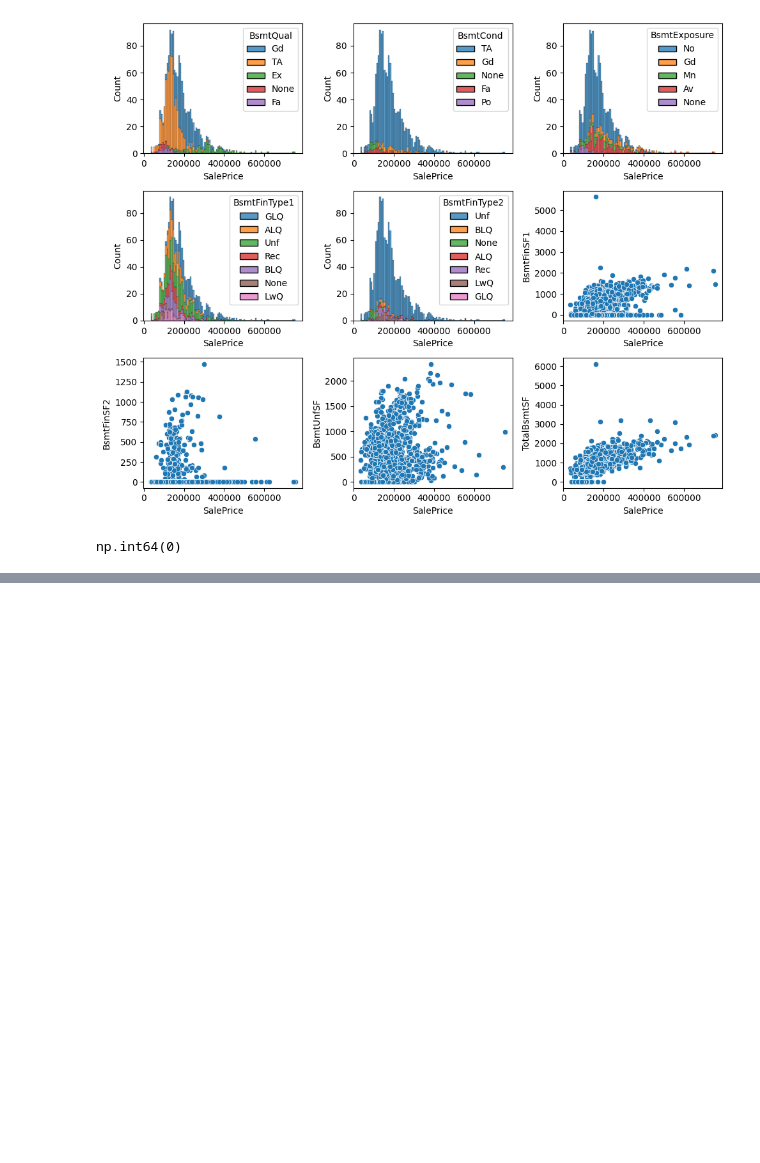
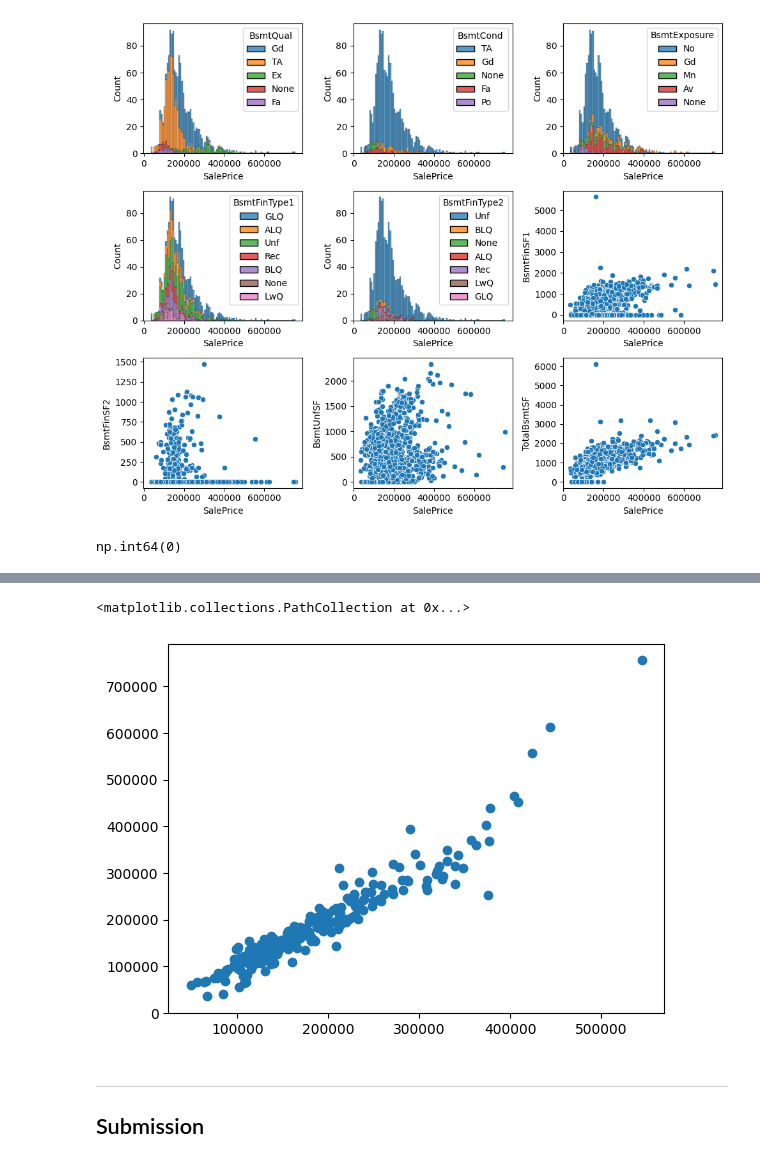
Before and after one commit to ol-webb/kaggle_house_prices, a Jupyter notebook: nb1.ipynb, the cells around one changed output, grey strips where cells are left out. Saved outputs shown, nothing was run; the diff lists cells and outputs as text; code cells hidden in the pictures; blank space fills up the shorter version.

```diff
--- a/nb1.ipynb
+++ b/nb1.ipynb
@@ -359,0 +422,8 @@ np.int64(0)
+# %%
+model_cat = CatBoostRegressor(
+    iterations=500,
+    learning_rate=0.1,
+    depth=6,
+    loss_function='RMSE',
+    verbose=100,
+)
@@ -359,0 +434,2 @@ np.int64(0)
+# %%
+model_cat.fit(x_train, y_train)
@@ -359,0 +444,10 @@ np.int64(0)
+# %%
+y_pred_cat = model_cat.predict(x_test)
+# %%
+plt.scatter(y_pred_cat, y_test)
+# %% [output]
+<matplotlib.collections.PathCollection at 0x...>
+[figure, added]
+# %% [markdown]
+---
+## Submission
```
Also changed, not shown: parts of 17 cells of this notebook, 2 other files.
